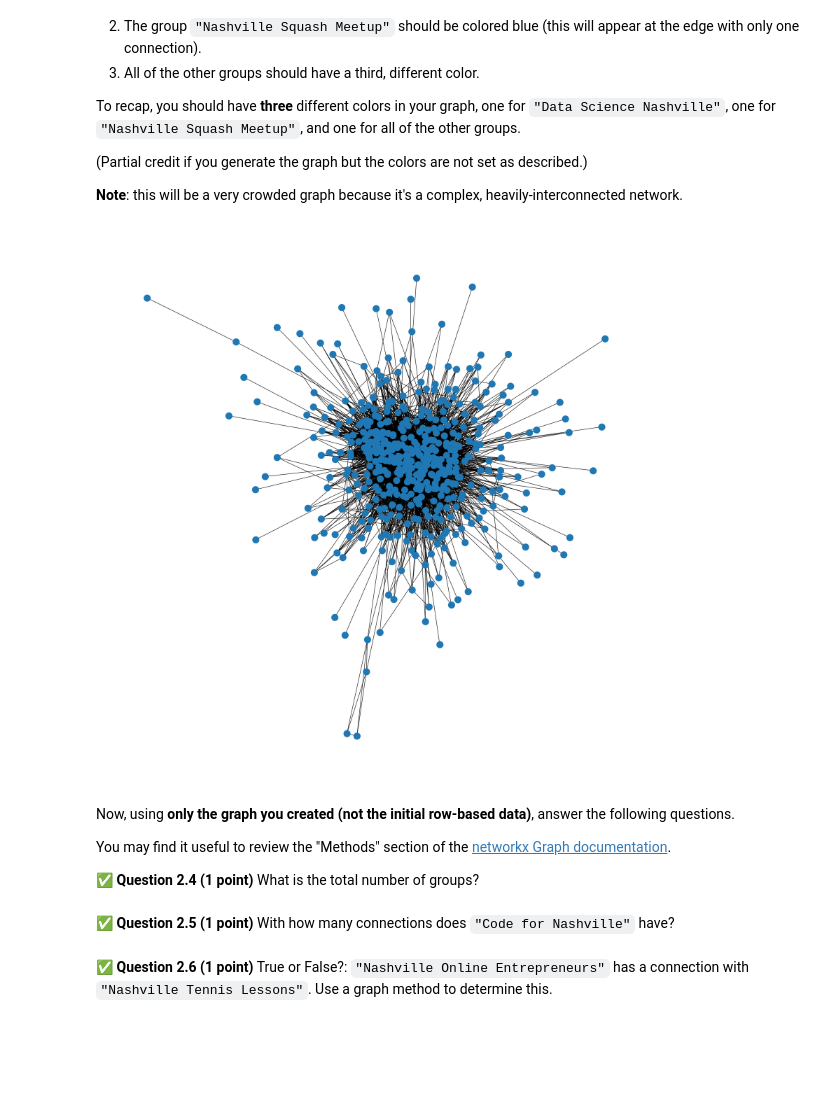
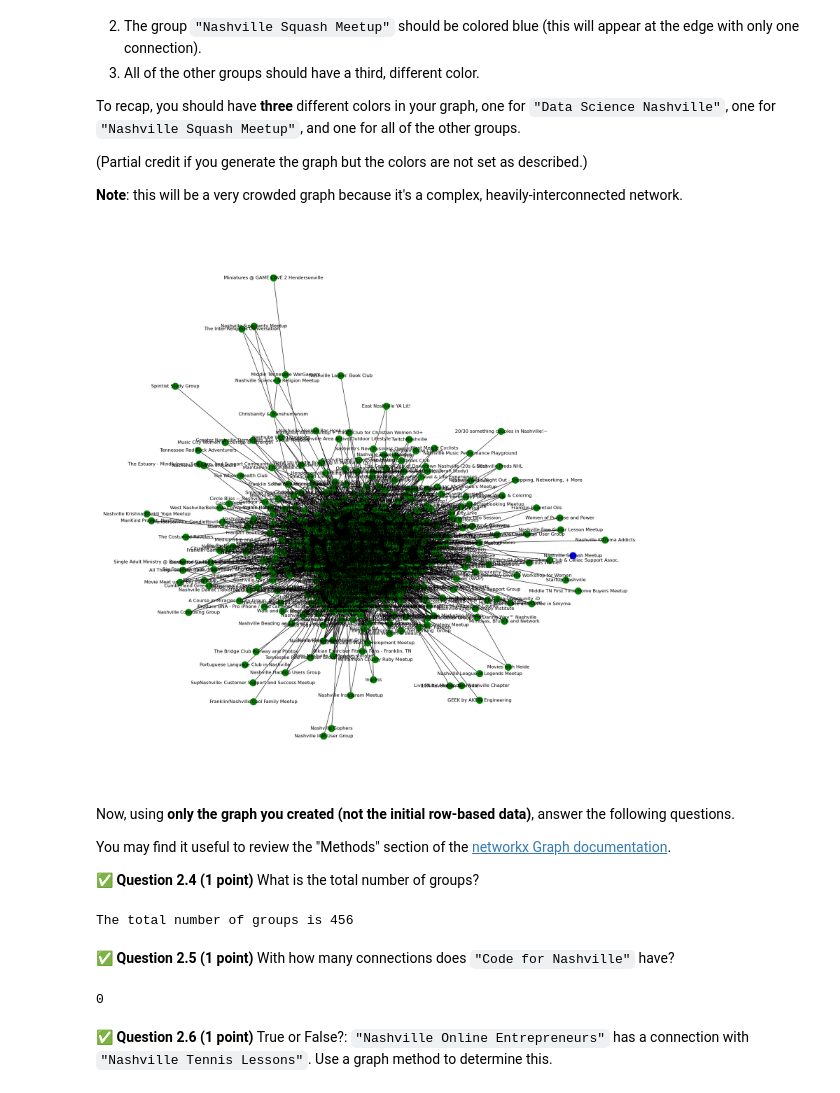
Before and after one commit to Jacob-Gross04/cmse202-s24-turnin, a Jupyter notebook: final/CMSE202-Final-Section004-S24-STUDENT.ipynb, the cells around one changed output. Drawn from its saved outputs; the diff is of its cells as text; code cells hidden in the pictures; blank space fills up the shorter version.

```diff
--- a/final/CMSE202-Final-Section004-S24-STUDENT.ipynb
+++ b/final/CMSE202-Final-Section004-S24-STUDENT.ipynb
@@ -103,10 +106,23 @@ To recap, you should have **three** different colors in your graph, one for `"Da
 # %%
 ### Put your code here
 plt.figure(figsize=(20,20))
 
-nx.draw(G)
+color_map = []
+
+for node in G:
+    if node == "Data Science Nashville":
+        color_map.append("red")
+
+    elif node == "Nashville Squash Meetup":
+        color_map.append("blue")
+
+    else:
+        color_map.append("green")
+
+
+nx.draw(G, with_labels = True, node_color=color_map)
 # %% [output]
-[figure, old version]
+[figure, new version]
 # %% [markdown]
 Now, using **only the graph you created (not the initial row-based data)**, answer the following questions.
 
@@ -115,9 +131,17 @@ You may find it useful to review the "Methods" section of the [networkx Graph do
 &#9989; **Question 2.4 (1 point)** What is the total number of groups?
 # %%
 ### Put your code here
+num = G.number_of_nodes()
+print("The total number of groups is", num)
+# %% [output]
+The total number of groups is 456
 # %% [markdown]
 &#9989; **Question 2.5 (1 point)** With how many connections does `"Code for Nashville"` have?
 # %%
 ### Put your code here
+num1 = G.number_of_edges("Code for Nashville")
+print(num1)
+# %% [output]
+0
 # %% [markdown]
 &#9989; **Question 2.6 (1 point)** True or False?: `"Nashville Online Entrepreneurs"` has a connection with `"Nashville Tennis Lessons"`. Use a graph method to determine this.
```
Also changed, not shown: parts of 6 cells of this notebook.
